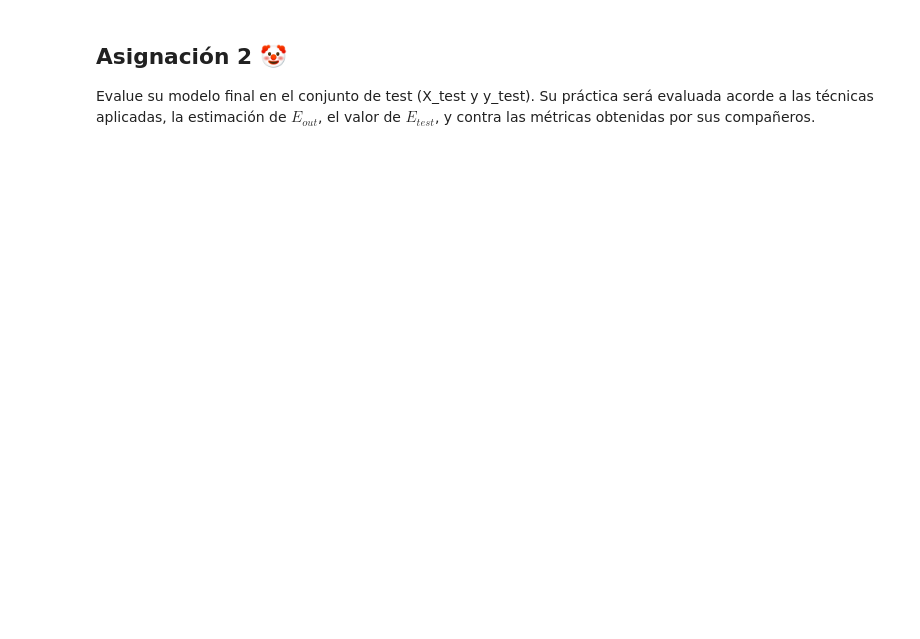
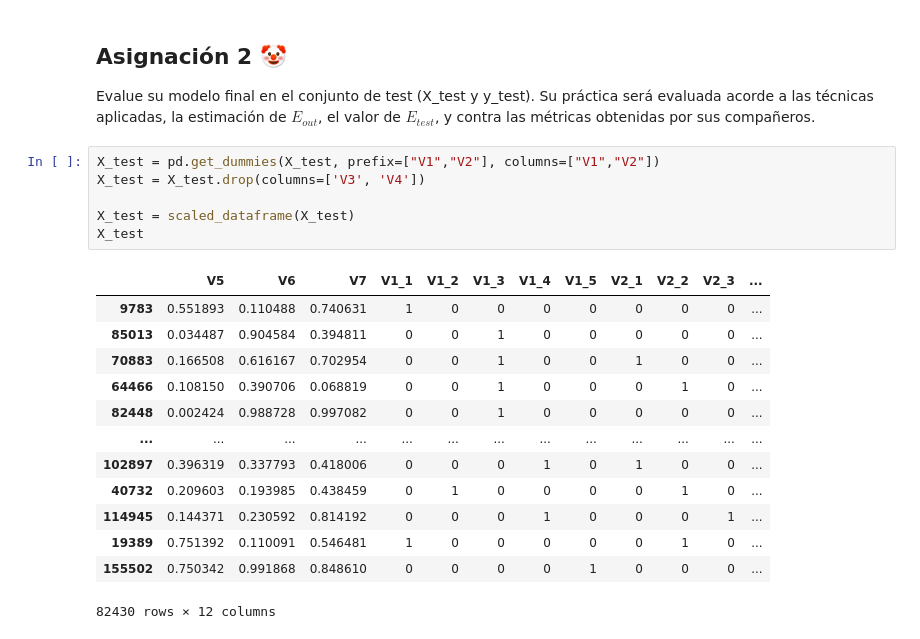
Before and after one commit to V-ivan11/Modelado, a Jupyter notebook: Practicas/4 - Overfitting.ipynb, the cells around one changed output. Cells and saved outputs as stored; diff of their text form; blank space fills up the shorter version.

```diff
--- a/Practicas/4 - Overfitting.ipynb
+++ b/Practicas/4 - Overfitting.ipynb
@@ -240,3 +241,23 @@ SGDClassifier =  0.33133567875773384 vs 0.27833313114157465
 ## Asignación 2 &#x1F921;
 
 Evalue su modelo final en el conjunto de test (X_test y y_test). Su práctica será evaluada acorde a las técnicas aplicadas, la estimación de $E_{out}$, el valor de $E_{test}$, y contra las métricas obtenidas por sus compañeros.
+# %%
+X_test = pd.get_dummies(X_test, prefix=["V1","V2"], columns=["V1","V2"])
+X_test = X_test.drop(columns=['V3', 'V4'])
+
+X_test = scaled_dataframe(X_test)
+X_test
+# %% [output]
+|  | V5 | V6 | V7 | V1_1 | V1_2 | V1_3 | V1_4 | V1_5 | V2_1 | V2_2 | V2_3 | ... |
+| 9783 | 0.551893 | 0.110488 | 0.740631 | 1 | 0 | 0 | 0 | 0 | 0 | 0 | 0 | ... |
+| 85013 | 0.034487 | 0.904584 | 0.394811 | 0 | 0 | 1 | 0 | 0 | 0 | 0 | 0 | ... |
+| 70883 | 0.166508 | 0.616167 | 0.702954 | 0 | 0 | 1 | 0 | 0 | 1 | 0 | 0 | ... |
+| 64466 | 0.108150 | 0.390706 | 0.068819 | 0 | 0 | 1 | 0 | 0 | 0 | 1 | 0 | ... |
+| 82448 | 0.002424 | 0.988728 | 0.997082 | 0 | 0 | 1 | 0 | 0 | 0 | 0 | 0 | ... |
+| ... | ... | ... | ... | ... | ... | ... | ... | ... | ... | ... | ... | ... |
+| 102897 | 0.396319 | 0.337793 | 0.418006 | 0 | 0 | 0 | 1 | 0 | 1 | 0 | 0 | ... |
+| 40732 | 0.209603 | 0.193985 | 0.438459 | 0 | 1 | 0 | 0 | 0 | 0 | 1 | 0 | ... |
+| 114945 | 0.144371 | 0.230592 | 0.814192 | 0 | 0 | 0 | 1 | 0 | 0 | 0 | 1 | ... |
+| 19389 | 0.751392 | 0.110091 | 0.546481 | 1 | 0 | 0 | 0 | 0 | 0 | 1 | 0 | ... |
+| 155502 | 0.750342 | 0.991868 | 0.848610 | 0 | 0 | 0 | 0 | 1 | 0 | 0 | 0 | ... |
+82430 rows × 12 columns
```
Also changed, not shown: parts of 17 cells of this notebook.
